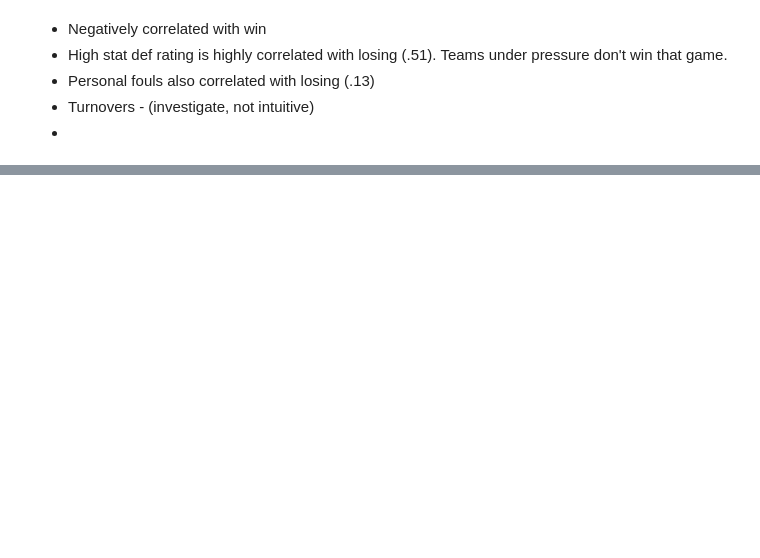
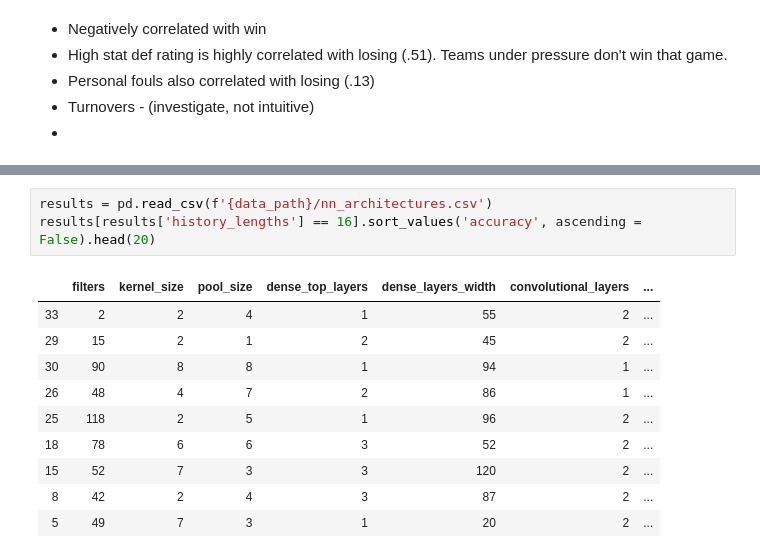
Before and after one commit to tristan00/sports_predictor, a Jupyter notebook: nba/eda.ipynb, the cells around one changed output, grey strips where cells are left out. Drawn from its saved outputs; the diff is of its cells as text; blank space fills up the shorter version.

```diff
--- a/nba/eda.ipynb
+++ b/nba/eda.ipynb
@@ -182,0 +136,14 @@ results.sort_values('accuracy', ascending = False).head(10)
+# %%
+results = pd.read_csv(f'{data_path}/nn_architectures.csv')
+results[results['history_lengths'] == 16].sort_values('accuracy', ascending = False).head(20)
+# %% [output]
+|  | filters | kernel_size | pool_size | dense_top_layers | dense_layers_width | convolutional_layers | ... |
+| 33 | 2 | 2 | 4 | 1 | 55 | 2 | ... |
+| 29 | 15 | 2 | 1 | 2 | 45 | 2 | ... |
+| 30 | 90 | 8 | 8 | 1 | 94 | 1 | ... |
+| 26 | 48 | 4 | 7 | 2 | 86 | 1 | ... |
+| 25 | 118 | 2 | 5 | 1 | 96 | 2 | ... |
+| 18 | 78 | 6 | 6 | 3 | 52 | 2 | ... |
+| 15 | 52 | 7 | 3 | 3 | 120 | 2 | ... |
+| 8 | 42 | 2 | 4 | 3 | 87 | 2 | ... |
+| 5 | 49 | 7 | 3 | 1 | 20 | 2 | ... |
```
Also changed, not shown: parts of 14 cells of this notebook, 2 other files.
